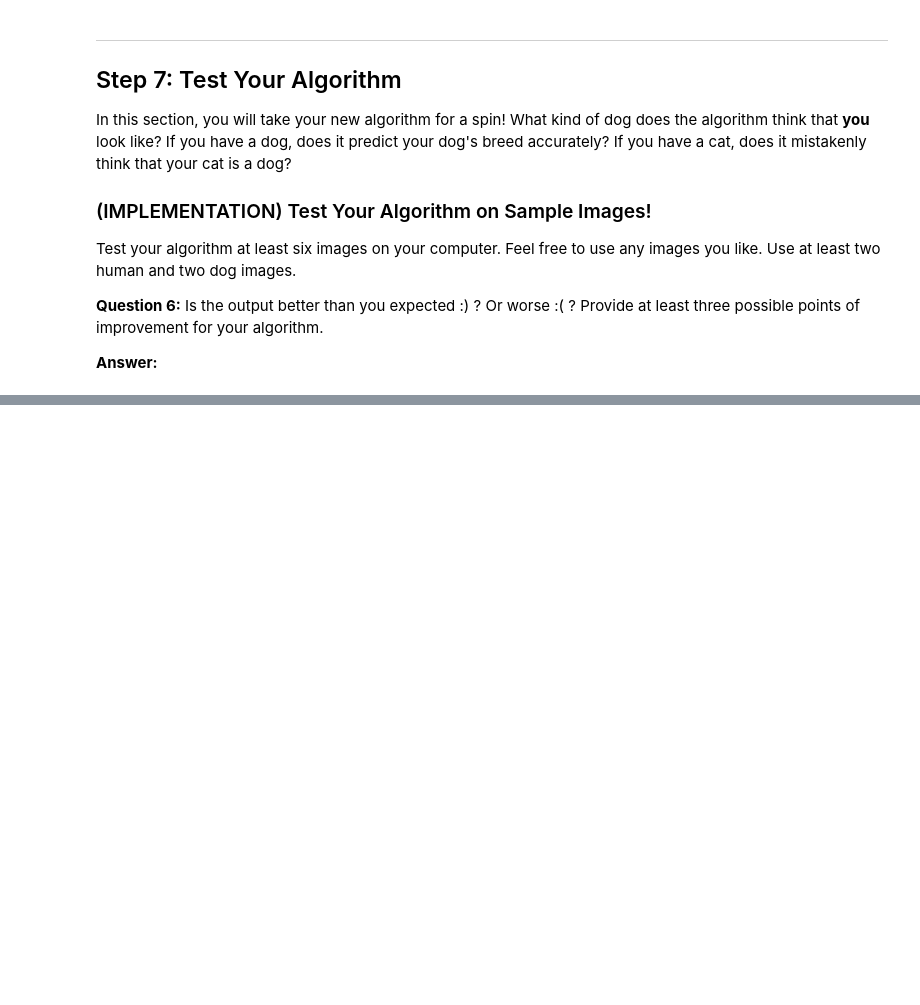
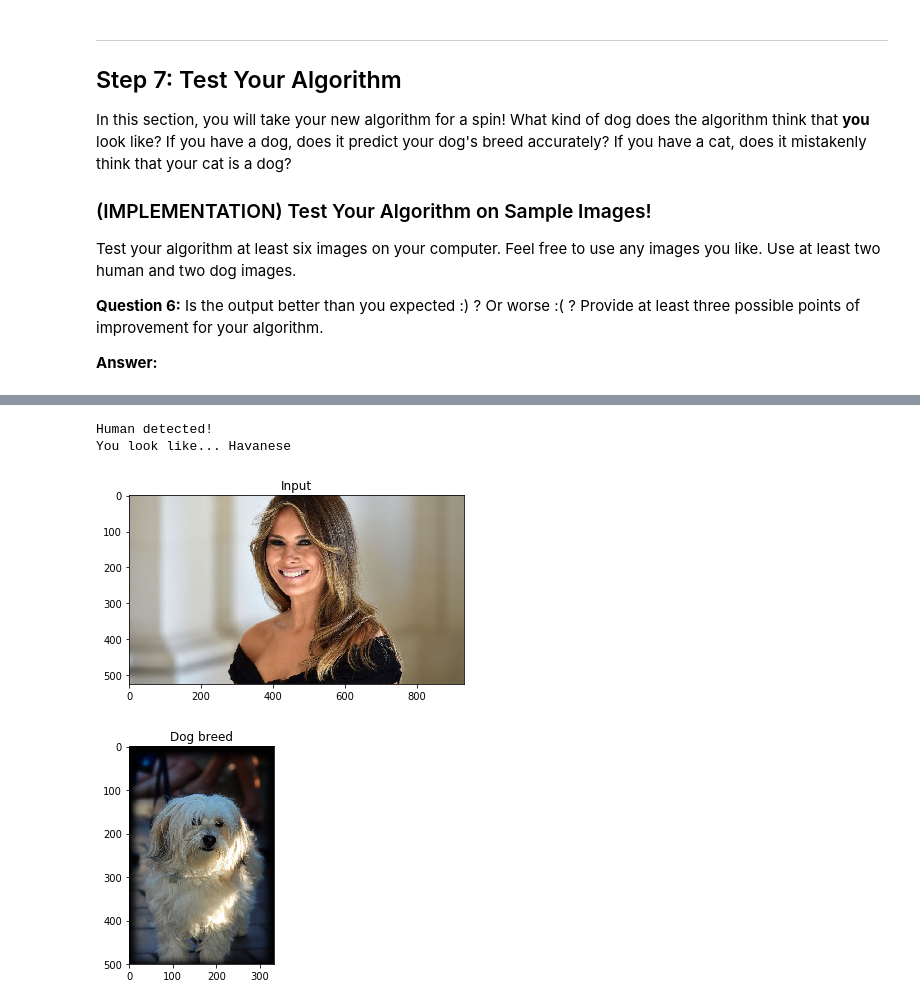
Before and after one commit to JPatrick9793/dog-project, a Jupyter notebook: dog_app.ipynb, the cells around one changed output, grey strips where cells are left out. Drawn from its saved outputs; the diff is of its cells as text; code cells hidden in the pictures; blank space fills up the shorter version.

```diff
--- a/dog_app.ipynb
+++ b/dog_app.ipynb
@@ -781,0 +972,7 @@ __Answer:__
+# %%
+find_dog_breed(test_pics[2])
+# %% [output]
+Human detected!
+You look like... Havanese
+[figure, added]
+[figure, added]
```
Also changed, not shown: parts of 27 cells of this notebook, 6 other files.
